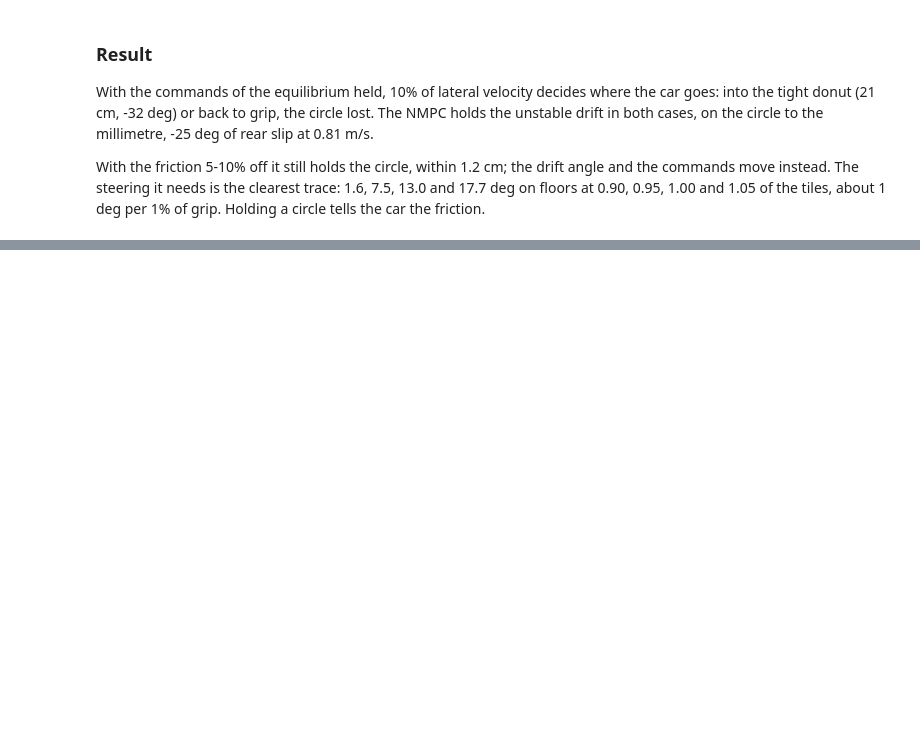
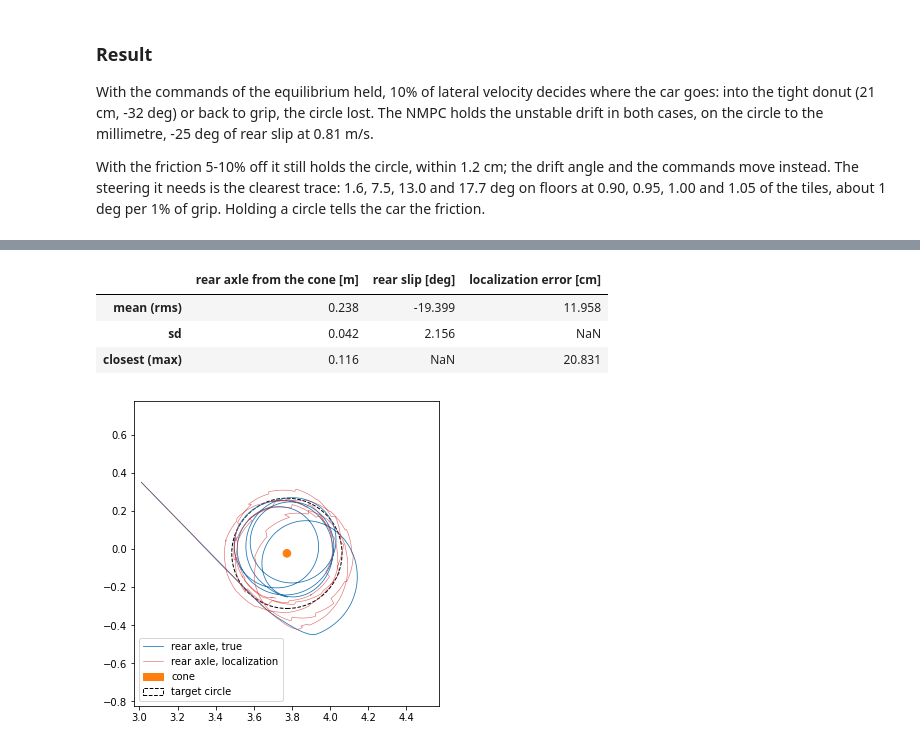
Before and after one commit to Gelminaio/drift-mpc-ackermann, a Jupyter notebook: notebooks/drift.ipynb, the cells around one changed output, grey strips where cells are left out. Cells and saved outputs as stored; diff of their text form; code cells hidden in the pictures; blank space fills up the shorter version.

Commit message:
analysis: the drift in gazebo

```diff
--- a/notebooks/drift.ipynb
+++ b/notebooks/drift.ipynb
@@ -347,0 +357,36 @@ tells the car the friction.
+# %%
+import bagtools as bt
+
+CONE = np.array([3.774, -0.023])
+d = bt.load('../data/sim_drift1_parquet')
+g = d['ground_truth']
+start = g['t'][g['wz'] > 2.0].iloc[0]
+held = (g['t'] > start + 3) & (g['t'] < start + 9.5)
+dist = np.hypot(g['x'] - CONE[0], g['y'] - CONE[1])
+slip = np.degrees(np.arctan2(g['vy'], g['vx']))
+t, X, Y = bt.map_pose(d)
+stamp = np.interp(t, d['odometry_filtered']['t'], d['odometry_filtered']['stamp'])
+loc = np.hypot(X - np.interp(stamp, g['stamp'], g['x']), Y - np.interp(stamp, g['stamp'], g['y']))
+in_drift = (stamp > g['stamp'][held].iloc[0]) & (stamp < g['stamp'][held].iloc[-1])
+pd.DataFrame({'rear axle from the cone [m]': [dist[held].mean(), dist[held].std(), dist[g['t'] > start].min()],
+              'rear slip [deg]': [slip[held].mean(), slip[held].std(), np.nan],
+              'localization error [cm]': [np.sqrt(np.mean(loc[in_drift] ** 2)) * 100, np.nan, loc[in_drift].max() * 100]},
+             index=['mean (rms)', 'sd', 'closest (max)']).round(3)
+# %% [output]
+|  | rear axle from the cone [m] | rear slip [deg] | localization error [cm] |
+| mean (rms) | 0.238 | -19.399 | 11.958 |
+| sd | 0.042 | 2.156 | NaN |
+| closest (max) | 0.116 | NaN | 20.831 |
+# %%
+fig, ax = plt.subplots(figsize=(5.5, 5.5))
+ax.plot(g['x'], g['y'], 'C0', lw=0.8, label='rear axle, true')
+ax.plot(X, Y, 'C3', lw=0.6, alpha=0.7, label='rear axle, localization')
+ax.add_patch(plt.Circle(CONE, 0.02, color='C1', label='cone'))
+ax.add_patch(plt.Circle(CONE, R_REAR, fill=False, ls='--', color='k', label='target circle'))
+ax.set_aspect('equal')
+ax.set_xlim(CONE[0] - 0.8, CONE[0] + 0.8)
+ax.set_ylim(CONE[1] - 0.8, CONE[1] + 0.8)
+ax.legend(loc='lower left')
+plt.show()
+# %% [output]
+[figure, added]
```
Also changed, not shown: parts of 3 cells of this notebook.
